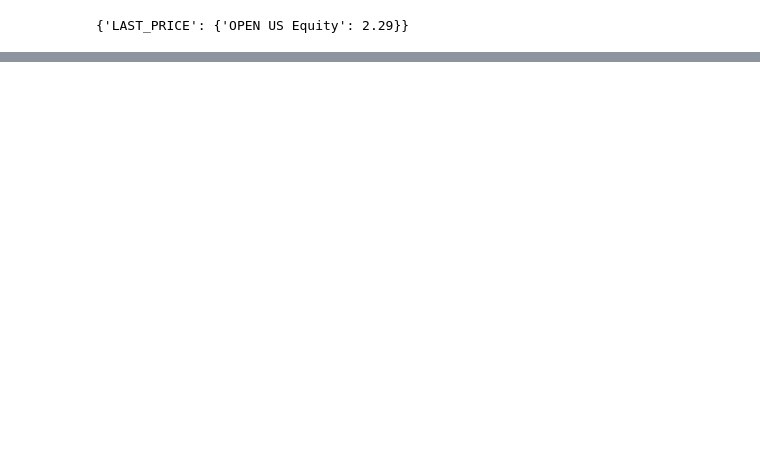
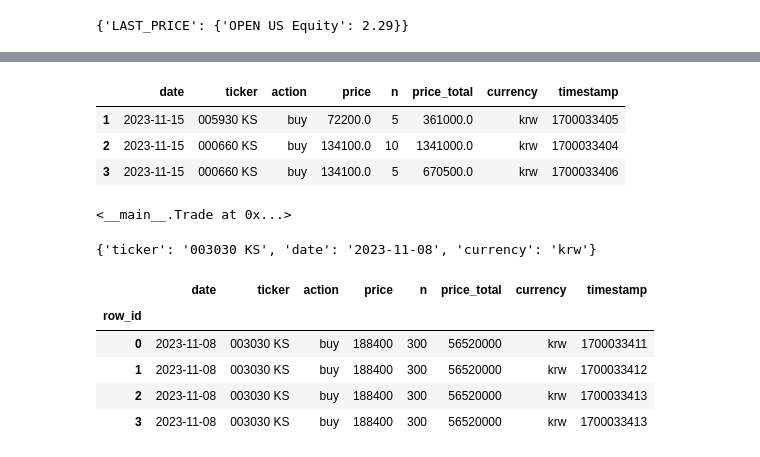
Before and after one commit to nailen1/rap-wrap, a Jupyter notebook: rpa-wrap.ipynb, the cells around one changed output, grey strips where cells are left out. Cells and saved outputs as stored; diff of their text form; code cells hidden in the pictures; blank space fills up the shorter version.

```diff
--- a/rpa-wrap.ipynb
+++ b/rpa-wrap.ipynb
@@ -168,0 +684,7 @@ get_time_now()
+# %%
+drop_row_by_index(df, 0)
+# %% [output]
+|  | date | ticker | action | price | n | price_total | currency | timestamp |
+| 1 | 2023-11-15 | 005930 KS | buy | 72200.0 | 5 | 361000.0 | krw | 1700033405 |
+| 2 | 2023-11-15 | 000660 KS | buy | 134100.0 | 10 | 1341000.0 | krw | 1700033404 |
+| 3 | 2023-11-15 | 000660 KS | buy | 134100.0 | 5 | 670500.0 | krw | 1700033406 |
@@ -168,0 +696,18 @@ get_time_now()
+# %%
+sehold.set_date('2023-11-08').buy_manual(price_manual=188400, n_manual=300)
+krafton.set_date('2023-11-08').buy_manual(price_manual=190800, n_manual=300)
+# %% [output]
+<__main__.Trade at 0x...>
+# %%
+sehold.get_params()
+# %% [output]
+{'ticker': '003030 KS', 'date': '2023-11-08', 'currency': 'krw'}
+# %%
+sehold.get_df()
+# %% [output]
+|  | date | ticker | action | price | n | price_total | currency | timestamp |
+| row_id |  |  |  |  |  |  |  |  |
+| 0 | 2023-11-08 | 003030 KS | buy | 188400 | 300 | 56520000 | krw | 1700033411 |
+| 1 | 2023-11-08 | 003030 KS | buy | 188400 | 300 | 56520000 | krw | 1700033412 |
+| 2 | 2023-11-08 | 003030 KS | buy | 188400 | 300 | 56520000 | krw | 1700033413 |
+| 3 | 2023-11-08 | 003030 KS | buy | 188400 | 300 | 56520000 | krw | 1700033413 |
```
Also changed, not shown: parts of 48 cells of this notebook, 1 other file.
